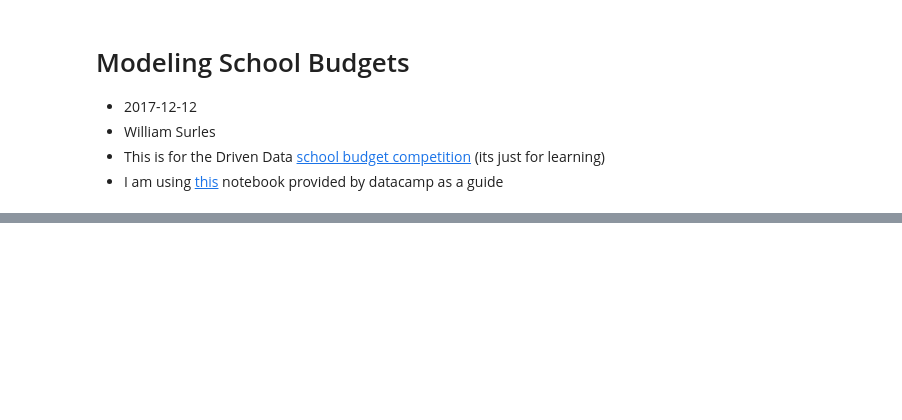
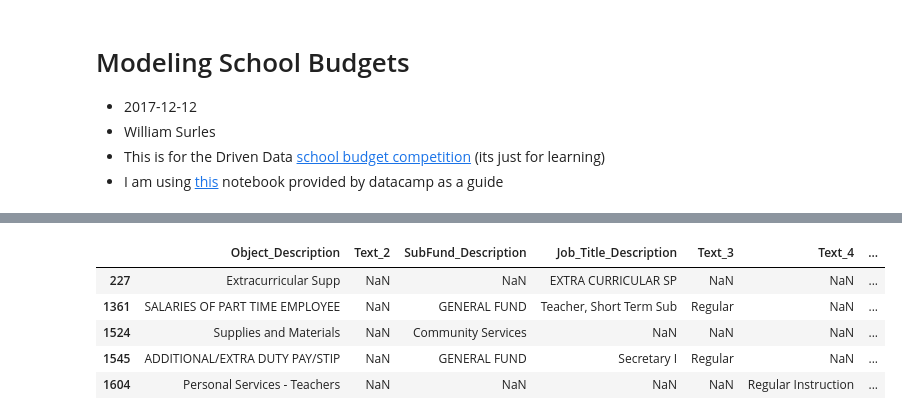
Before and after one commit to wsurles/datacamp_courses, a Jupyter notebook: python_courses/machine_learning_with_the_experts_school_budgets/model_school_budgets.ipynb, the cells around one changed output, grey strips where cells are left out. Cells and saved outputs as stored; diff of their text form; code cells hidden in the pictures; blank space fills up the shorter version.

```diff
--- a/python_courses/machine_learning_with_the_experts_school_budgets/model_school_budgets.ipynb
+++ b/python_courses/machine_learning_with_the_experts_school_budgets/model_school_budgets.ipynb
@@ -40,0 +76,3 @@ os.pardir
+# %%
+dummy_labels = pd.get_dummies(sampling[LABELS])
+dummy_labels.head()
@@ -40,0 +87,16 @@ os.pardir
+# %%
+X_train, X_test, y_train, y_test = multilabel_train_test_split(
+    sampling[NON_LABELS],
+    dummy_labels,
+    size = 0.2,
+    min_count = 25,
+    seed = 43)
+# %%
+X_train.head()
+# %% [output]
+|  | Object_Description | Text_2 | SubFund_Description | Job_Title_Description | Text_3 | Text_4 | ... |
+| 227 | Extracurricular Supp | NaN | NaN | EXTRA CURRICULAR SP | NaN | NaN | ... |
+| 1361 | SALARIES OF PART TIME EMPLOYEE | NaN | GENERAL FUND | Teacher, Short Term Sub | Regular | NaN | ... |
+| 1524 | Supplies and Materials | NaN | Community Services | NaN | NaN | NaN | ... |
+| 1545 | ADDITIONAL/EXTRA DUTY PAY/STIP | NaN | GENERAL FUND | Secretary I | Regular | NaN | ... |
+| 1604 | Personal Services - Teachers | NaN | NaN | NaN | NaN | Regular Instruction | ... |
```
Also changed, not shown: parts of 36 cells of this notebook, 21 other files.
